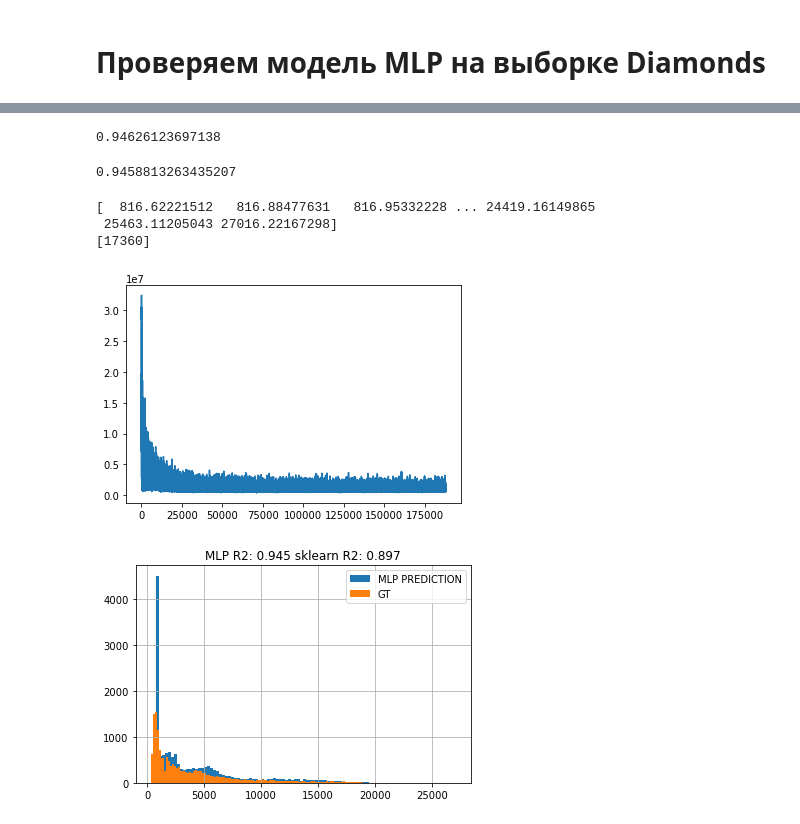
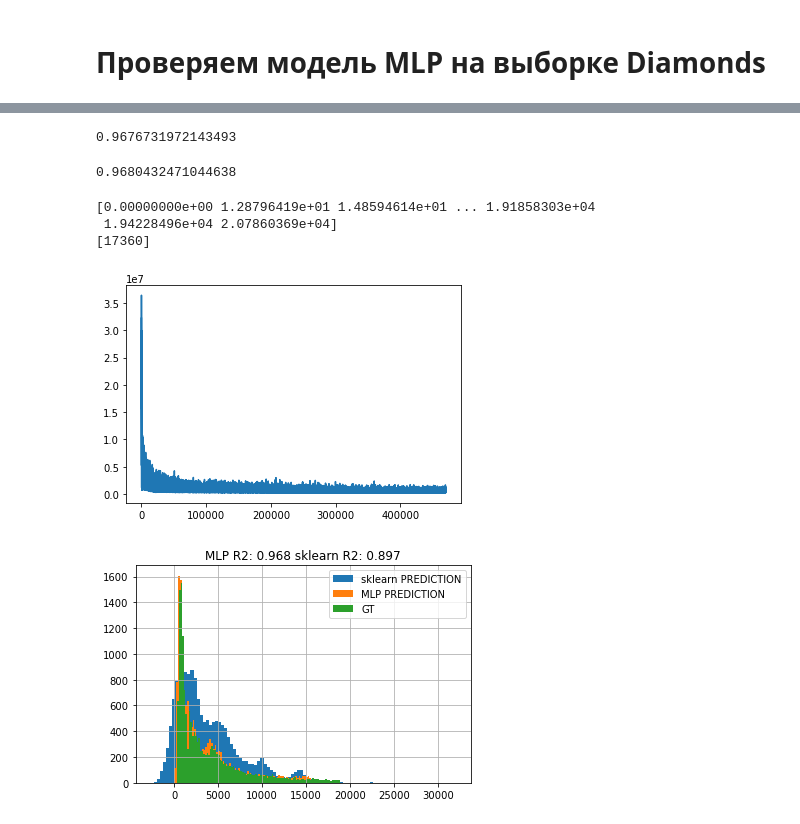
Before and after one commit to TimofeyTst/VKML_deep_learning, a Jupyter notebook: hw1/lecture1_hw.ipynb, the cells around one changed output, grey strips where cells are left out. Saved outputs shown, nothing was run; the diff lists cells and outputs as text; code cells hidden in the pictures.

```diff
--- a/hw1/lecture1_hw.ipynb
+++ b/hw1/lecture1_hw.ipynb
@@ -169,10 +169,6 @@ class MLPRegressor:
             if i % 500 == 0:
                 print(f"Iteration: {i}, Loss: {np.mean(self.loss_array[-num_batches:])}")
 
-            if self.loss_array[1] <= 0.2:
-                print(f"Iteration: {i}, Loss: {np.mean(self.loss_array[-num_batches:])}")
-                break  # Выход из цикла, если достигнуто условие
-
         self.weights = weights
         self.biases = biases
 
@@ -188,10 +184,15 @@ class MLPRegressor:
         return y_pred
 # %% [markdown]
 # Проверяем модель MLP на выборке Diamonds
+# %%
+mlp_reg_v2 = MLPRegressor(hidden_layer_sizes=(32, ), learning_rate=0.0001, max_iter=10000, batch_size=800) #
+
+mlp_reg_v2.train(X_train, y_train)
 # %%
-# mlp_reg = MLPRegressor(hidden_layer_sizes=(64, 48, 32, 24, 16, 8), learning_rate=0.00000001, max_iter=X_train.shape[0], epochs=100)
-# mlp_reg = MLPRegressor(hidden_layer_sizes=(32,), learning_rate=0.0001, max_iter=2000, batch_size=X_train.shape[0]//16) # -352 и график убывающий
-mlp_reg = MLPRegressor(hidden_layer_sizes=(3, ), learning_rate=0.0001, max_iter=4000, batch_size=800)
+# mlp_reg = MLPRegressor(hidden_layer_sizes=(30, ), learning_rate=0.0001, max_iter=4000, batch_size=800) # 0.9578412639919472
+# mlp_reg = MLPRegressor(hidden_layer_sizes=(64, ), learning_rate=0.0001, max_iter=4000, batch_size=800) # 0.9740280866221892
+# mlp_reg = MLPRegressor(hidden_layer_sizes=(256, ), learning_rate=0.0001, max_iter=4000, batch_size=800) # 0.9752984590039286
+mlp_reg = MLPRegressor(hidden_layer_sizes=(64, ), learning_rate=0.0001, max_iter=10000, batch_size=800) # 0.9680432471044638
 
 mlp_reg.train(X_train, y_train)
 # %% [output]
@@ -206,33 +219,33 @@ Iteration: 3500, Loss: 1002379.2680617684
 # %%
 y_mlp_pred = mlp_reg.predict(X_train)
 mlp_score = r2_score(y_mlp_pred, y_train)
-mlp_score
+print(mlp_score)
 # %% [output]
-0.94626123697138
+0.9676731972143493
 # %%
 y_mlp_pred = mlp_reg.predict(X_test)
 mlp_score = r2_score(y_mlp_pred, y_test)
 print(mlp_score)
 # %% [output]
-0.9458813263435207
+0.9680432471044638
 # %%
 print(np.unique(y_mlp_pred))
 print(y_train[1])
 # %% [output]
-[  816.62221512   816.88477631   816.95332228 ... 24419.16149865
- 25463.11205043 27016.22167298]
+[0.00000000e+00 1.28796419e+01 1.48594614e+01 ... 1.91858303e+04
+ 1.94228496e+04 2.07860369e+04]
 [17360]
 # %%
 plt.plot(np.array(mlp_reg.loss_array).reshape(1, -1)[0])
 plt.show()
 # %% [output]
-[figure, old version]
+[figure, new version]
 # %%
 plt.title(f'MLP R2: {str(mlp_score)[:5]} sklearn R2: {str(score)[:5]}')
-# plt.hist(y_pred, bins=100, label='sklearn PREDICTION')
+plt.hist(y_pred, bins=100, label='sklearn PREDICTION')
 plt.hist(y_mlp_pred, bins=100, label='MLP PREDICTION')
 plt.hist(y_test, bins=100, label='GT')
 plt.legend()
 plt.grid()
 # %% [output]
-[figure, old version]
+[figure, new version]
```
Also changed, not shown: parts of 1 cell of this notebook, 1 other file.
